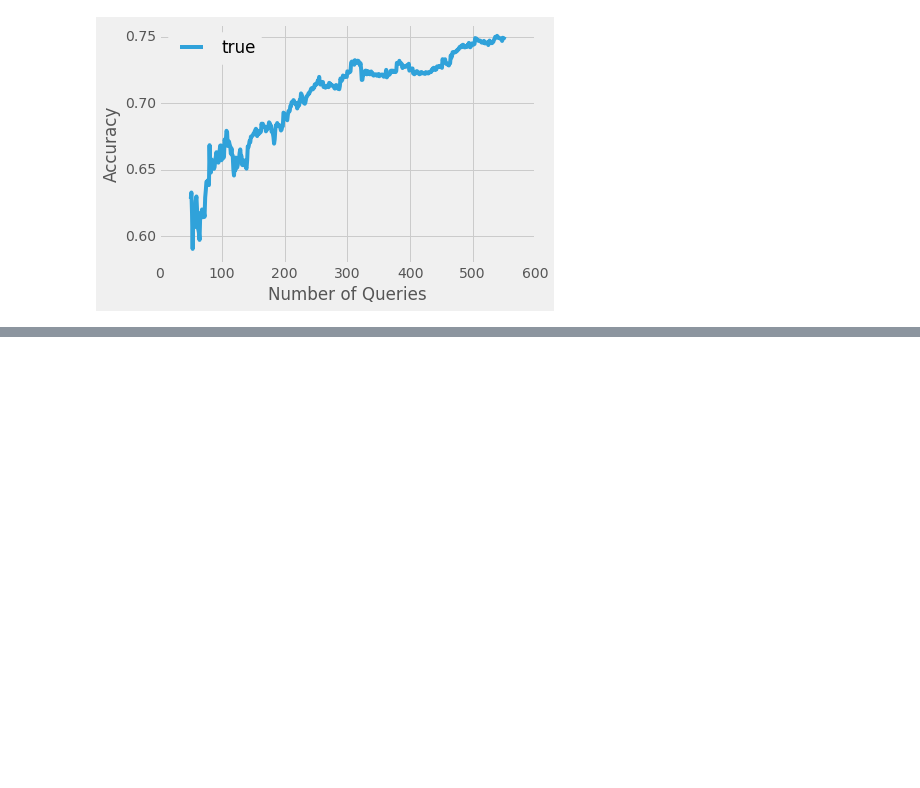
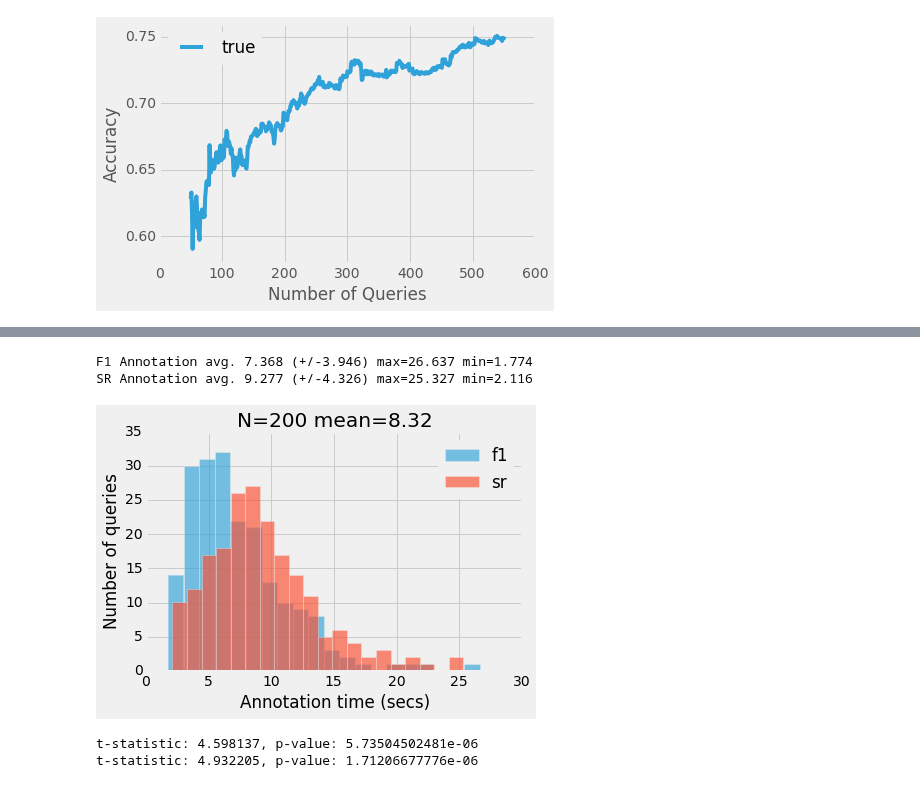
Before and after one commit to mramire8/notebooks, a Jupyter notebook: evaluate_student_user_study.ipynb, the cells around one changed output, grey strips where cells are left out. Saved outputs shown, nothing was run; the diff lists cells and outputs as text; code cells hidden in the pictures; blank space fills up the shorter version.

```diff
--- a/evaluate_student_user_study.ipynb
+++ b/evaluate_student_user_study.ipynb
@@ -371,11 +388,13 @@ Average SR snippet size: 27.35, min=3.000, max=119.000
 [figure]
 # %%
 # Annotation time Histogram
-a,b,c = plt.hist(f1_time, bins=20, label='f1', alpha=.65)
-a,b,c = plt.hist(sr_time, bins=20, label='sr', alpha=.65)
-plt.xlabel("Annotation time (secs)")
-plt.ylabel("Number of queries")
-plt.title("N=%s mean=%.2f"%(len(f1_time),np.mean([f1_time, sr_time])))
-plt.legend(loc='best')
-print "F1 Annotation avg. %.3f (+/-%.3f) max=%.3f min=%.3f" % (np.mean(f1_time), np.std(f1_time), np.max(f1_time), np.min(f1_time))
-print "SR Annotation avg. %.3f (+/-%.3f) max=%.3f min=%.3f" % (np.mean(sr_time),np.std(sr_time), np.max(sr_time), np.min(sr_time))
+def plot_time(f1_time, sr_time, name='fig_time.png', labels=['f1','sr']):
+    a,b,c = plt.hist(f1_time, bins=20, label=labels[0], alpha=.65)
+    a,b,c = plt.hist(sr_time, bins=20, label=labels[1], alpha=.65)
+    plt.xlabel("Annotation time (secs)")
+    plt.ylabel("Number of queries")
+    plt.title("N=%s mean=%.2f"%(len(f1_time),np.mean([f1_time, sr_time])))
+    plt.legend(loc='best')
+    print labels[0].upper() + " Annotation avg. %.3f (+/-%.3f) max=%.3f min=%.3f" % (np.mean(f1_time), np.std(f1_time), np.max(f1_time), np.min(f1_time))
+    print labels[1].upper() + " Annotation avg. %.3f (+/-%.3f) max=%.3f min=%.3f" % (np.mean(sr_time),np.std(sr_time), np.max(sr_time), np.min(sr_time))
+    plt.savefig(name,bbox_inches="tight", dpi=200, transparent=True)
@@ -480,0 +676,17 @@ plt.savefig('fig_extend.png',bbox_inches="tight", dpi=200, transparent=True)
+# %%
+plot_time(f1_time, sr_time,name='fig_time.pdf')
+# %% [output]
+F1 Annotation avg. 7.368 (+/-3.946) max=26.637 min=1.774
+SR Annotation avg. 9.277 (+/-4.326) max=25.327 min=2.116
+[figure, added]
+# %%
+# If we observe a large p-value, for example larger than 0.05 or 0.1, then we
+# cannot reject the null hypothesis of identical average scores. If the p-value
+# is smaller than the threshold, e.g. 1%, 5% or 10%, then we reject the null
+# hypothesis of equal averages
+
+print "t-statistic: %f, p-value: %s" % stats.ttest_ind(sr_time, f1_time)
+print "t-statistic: %f, p-value: %s" % stats.ttest_rel(sr_time, f1_time)
+# %% [output]
+t-statistic: 4.598137, p-value: 5.73504502481e-06
+t-statistic: 4.932205, p-value: 1.71206677776e-06
```
Also changed, not shown: parts of 34 cells of this notebook.
